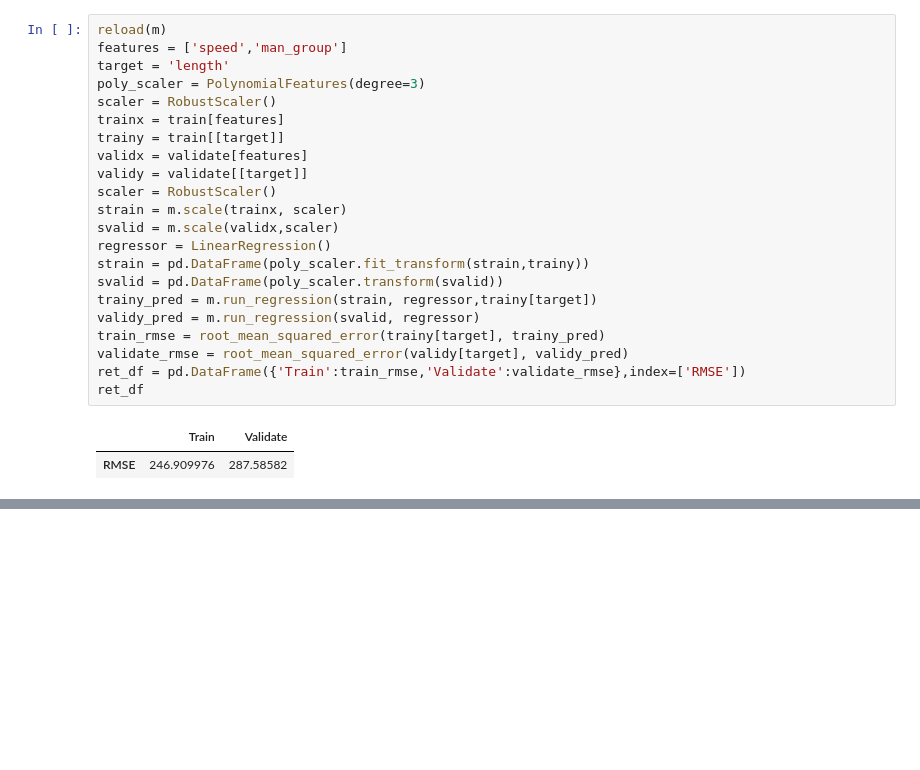
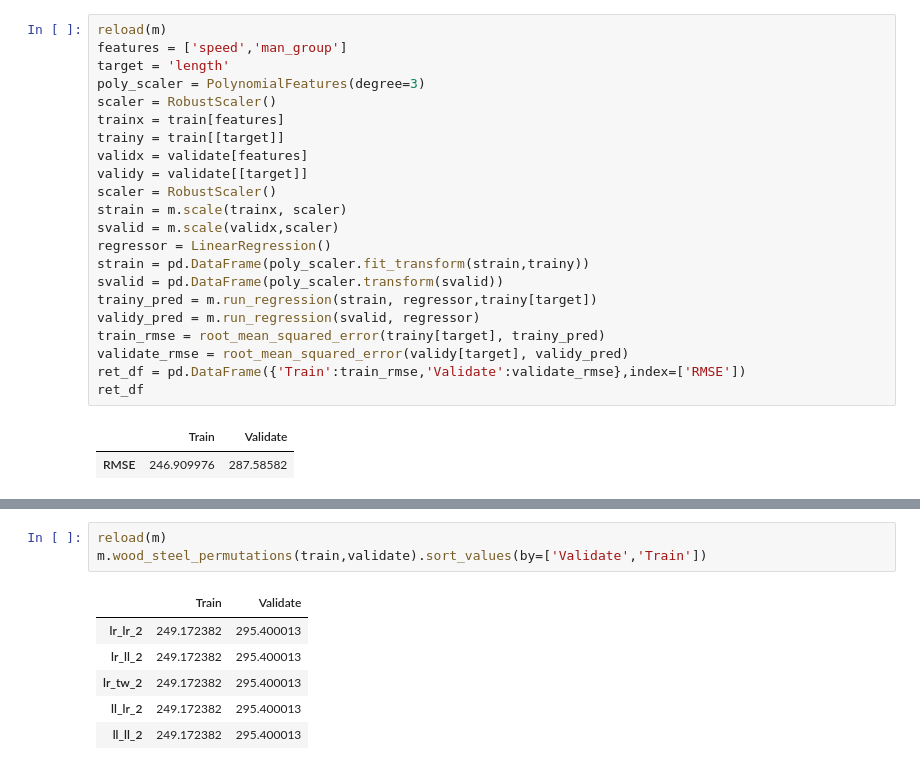
Before and after one commit to Is0metry/individual-project, a Jupyter notebook: model.ipynb, the cells around one changed output, grey strips where cells are left out. Drawn from its saved outputs; the diff is of its cells as text; blank space fills up the shorter version.

```diff
--- a/model.ipynb
+++ b/model.ipynb
@@ -137,0 +168,10 @@ pd.concat([linreg,linreg_square,linreg_cube,llars,llars_square,llars_cube,glm,gl
+# %%
+reload(m)
+m.wood_steel_permutations(train,validate).sort_values(by=['Validate','Train'])
+# %% [output]
+|  | Train | Validate |
+| lr_lr_2 | 249.172382 | 295.400013 |
+| lr_ll_2 | 249.172382 | 295.400013 |
+| lr_tw_2 | 249.172382 | 295.400013 |
+| ll_lr_2 | 249.172382 | 295.400013 |
+| ll_ll_2 | 249.172382 | 295.400013 |
```
Also changed, not shown: parts of 10 cells of this notebook, 1 other file.
